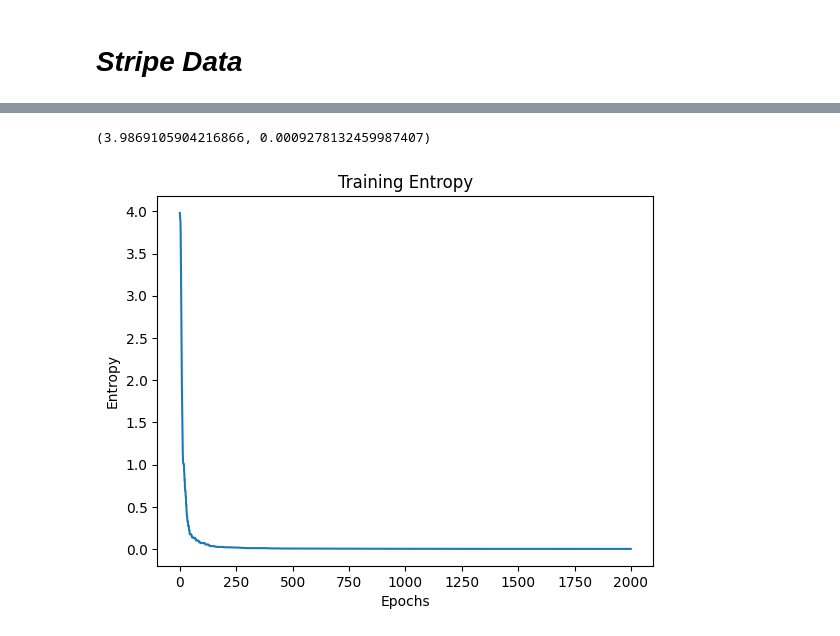
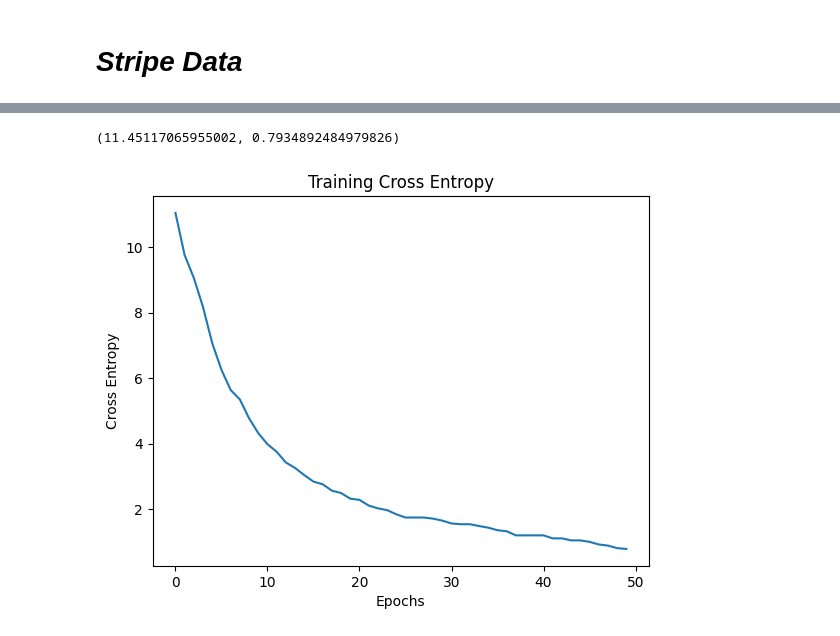
Before and after one commit to halilbayndir/ML_Physics, a Jupyter notebook: Restricted_Boltzmann_Machines.ipynb, the cells around one changed output, grey strips where cells are left out. Drawn from its saved outputs; the diff is of its cells as text; code cells hidden in the pictures.

Commit message:
update_energy_calculations

```diff
--- a/Restricted_Boltzmann_Machines.ipynb
+++ b/Restricted_Boltzmann_Machines.ipynb
@@ -193,7 +220,7 @@ num_visible = 16  #4x4
 num_hidden = 4
 learning_rate = 0.1
 k = 1
-epochs = 2000
+epochs = 50
 batch_size = 1
 # %%
 rbm_stripe = RBM(num_visible=num_visible, num_hidden=num_hidden)
@@ -204,5 +231,5 @@ initial_entropy = rbm_stripe.entropy(stripe_data)
 # %%
-costs_stripe, free_energy_stripe, pseudo_likelihood_stripe, entropy_stripe = rbm_stripe.train(stripe_data, learning_rate, k, epochs, batch_size)
+costs_stripe, cross_entropy_stripe, free_energy_stripe , pseudo_likelihood_stripe = rbm_stripe.train(stripe_data, learning_rate, k, epochs, batch_size)
 # %%
 final_free_energy = rbm_stripe.free_energy(stripe_data)
 final_pseudo_likelihood = rbm_stripe.pseudo_likelihood(stripe_data)
@@ -230,15 +258,15 @@ plt.show()
-# %%
-initial_entropy, final_entropy
-# %% [output]
-(3.9869105904216866, 0.0009278132459987407)
+# %%
+initial_cross_entropy, final_cross_entropy
+# %% [output]
+(11.45117065955002, 0.7934892484979826)
 # %%
-plt.plot(entropy_stripe)
+plt.plot(cross_entropy_stripe)
 plt.xlabel('Epochs')
-plt.ylabel('Entropy')
-plt.title('Training Entropy')
+plt.ylabel('Cross Entropy')
+plt.title('Training Cross Entropy')
 plt.show()
 # %% [output]
-[figure, old version]
+[figure, new version]
 # %%
 initial_pseudo_likelihood, final_pseudo_likelihood
 # %% [output]
```
Also changed, not shown: parts of 10 cells of this notebook.
